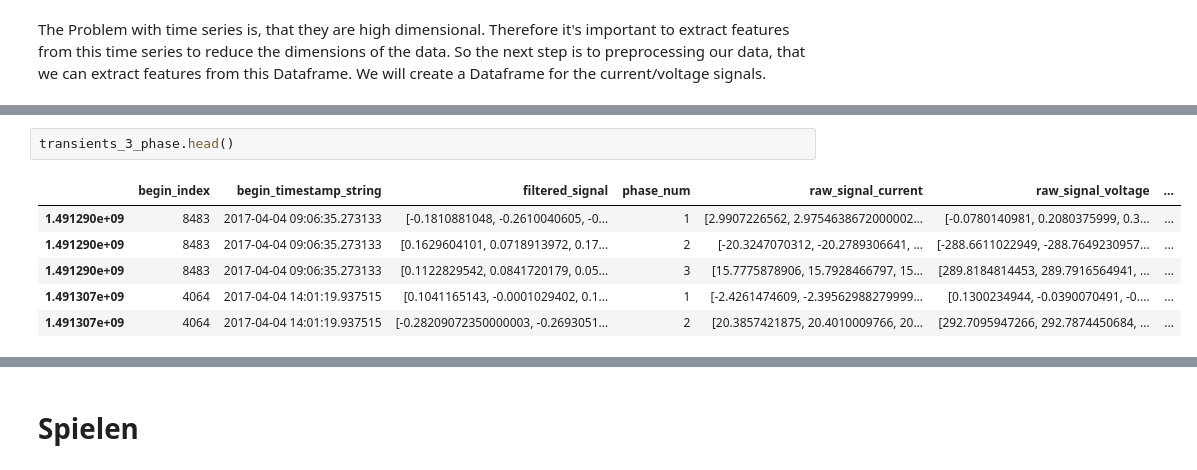
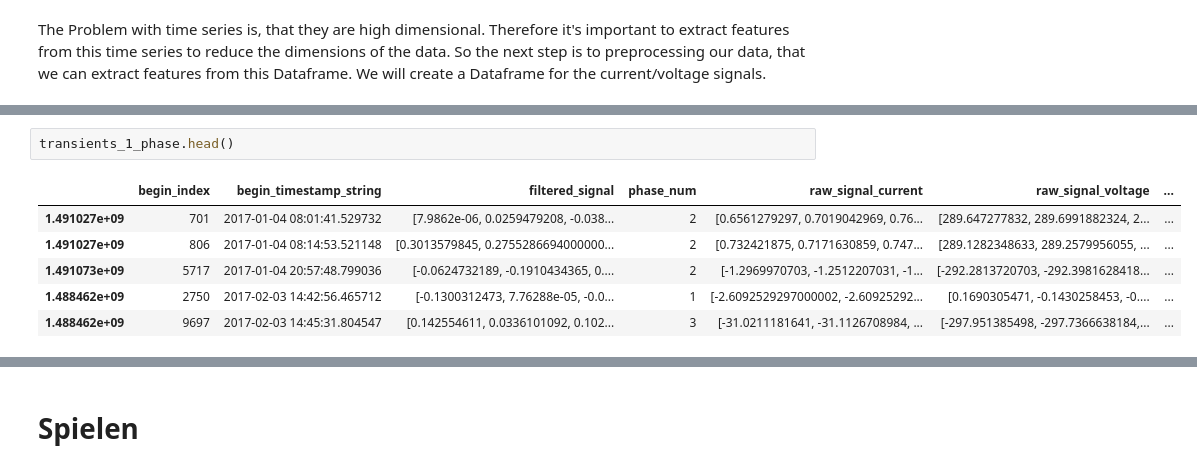
Before and after one commit to Snorrevombau/Transients_Classifier, a Jupyter notebook: data_exploration_new.ipynb, the cells around one changed output, grey strips where cells are left out. Drawn from its saved outputs; the diff is of its cells as text.

```diff
--- a/data_exploration_new.ipynb
+++ b/data_exploration_new.ipynb
@@ -246,12 +285,12 @@ def create_feature_dataframe(input_data):
 
     return(feature_df)
 # %%
-transients_3_phase.head()
+transients_1_phase.head()
 # %% [output]
 |  | begin_index | begin_timestamp_string | filtered_signal | phase_num | raw_signal_current | raw_signal_voltage | ... |
-| 1.491290e+09 | 8483 | 2017-04-04 09:06:35.273133 | [-0.1810881048, -0.2610040605, -0... | 1 | [2.9907226562, 2.9754638672000002... | [-0.0780140981, 0.2080375999, 0.3... | ... |
-| 1.491290e+09 | 8483 | 2017-04-04 09:06:35.273133 | [0.1629604101, 0.0718913972, 0.17... | 2 | [-20.3247070312, -20.2789306641, ... | [-288.6611022949, -288.7649230957... | ... |
-| 1.491290e+09 | 8483 | 2017-04-04 09:06:35.273133 | [0.1122829542, 0.0841720179, 0.05... | 3 | [15.7775878906, 15.7928466797, 15... | [289.8184814453, 289.7916564941, ... | ... |
-| 1.491307e+09 | 4064 | 2017-04-04 14:01:19.937515 | [0.1041165143, -0.0001029402, 0.1... | 1 | [-2.4261474609, -2.39562988279999... | [0.1300234944, -0.0390070491, -0.... | ... |
-| 1.491307e+09 | 4064 | 2017-04-04 14:01:19.937515 | [-0.28209072350000003, -0.2693051... | 2 | [20.3857421875, 20.4010009766, 20... | [292.7095947266, 292.7874450684, ... | ... |
+| 1.491027e+09 | 701 | 2017-01-04 08:01:41.529732 | [7.9862e-06, 0.0259479208, -0.038... | 2 | [0.6561279297, 0.7019042969, 0.76... | [289.647277832, 289.6991882324, 2... | ... |
+| 1.491027e+09 | 806 | 2017-01-04 08:14:53.521148 | [0.3013579845, 0.2755286694000000... | 2 | [0.732421875, 0.7171630859, 0.747... | [289.1282348633, 289.2579956055, ... | ... |
+| 1.491073e+09 | 5717 | 2017-01-04 20:57:48.799036 | [-0.0624732189, -0.1910434365, 0.... | 2 | [-1.2969970703, -1.2512207031, -1... | [-292.2813720703, -292.3981628418... | ... |
+| 1.488462e+09 | 2750 | 2017-02-03 14:42:56.465712 | [-0.1300312473, 7.76288e-05, -0.0... | 1 | [-2.6092529297000002, -2.60925292... | [0.1690305471, -0.1430258453, -0.... | ... |
+| 1.488462e+09 | 9697 | 2017-02-03 14:45:31.804547 | [0.142554611, 0.0336101092, 0.102... | 3 | [-31.0211181641, -31.1126708984, ... | [-297.951385498, -297.7366638184,... | ... |
 # %%
```
Also changed, not shown: parts of 13 cells of this notebook.
